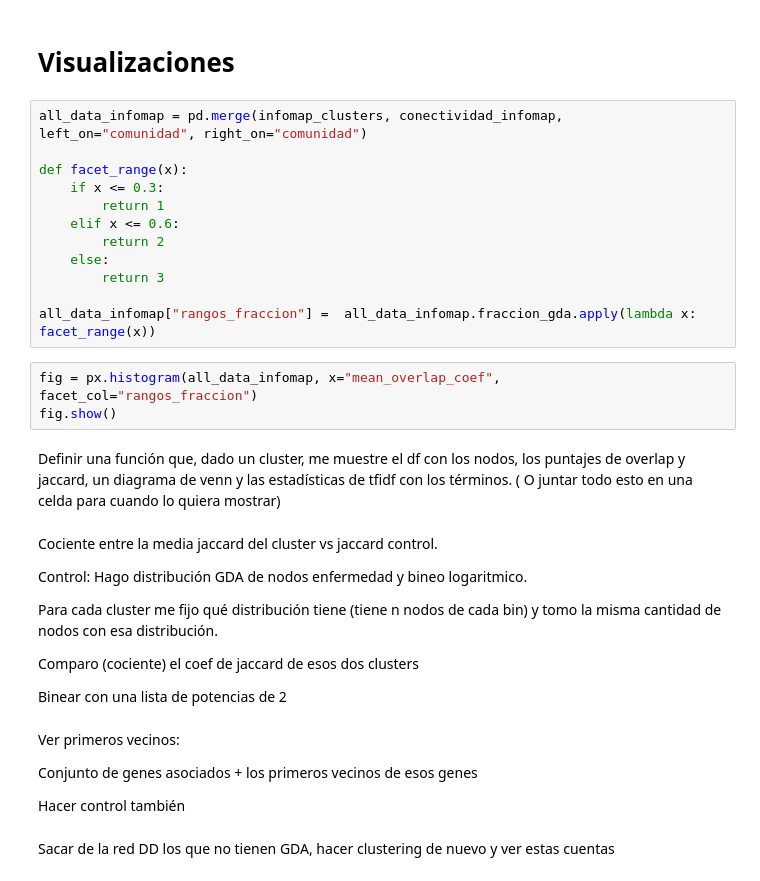
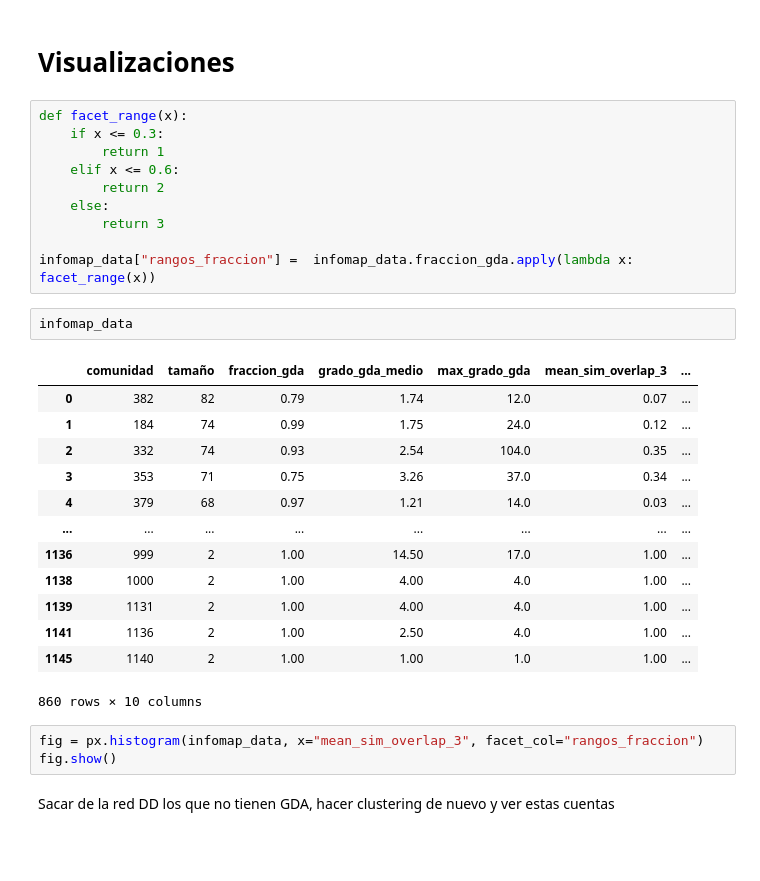
Before and after one commit to ingridheuer/gcnn_gdas, a Jupyter notebook: exploration/notebooks/network_analysis/jaccard_gene_metric.ipynb, the cells around one changed output. Drawn from its saved outputs; the diff is of its cells as text; blank space fills up the shorter version.

```diff
--- a/exploration/notebooks/network_analysis/jaccard_gene_metric.ipynb
+++ b/exploration/notebooks/network_analysis/jaccard_gene_metric.ipynb
@@ -152,8 +183,6 @@ infomap_data[infomap_data.comunidad == ejemplo]
 # %% [markdown]
 # Visualizaciones
 # %%
-all_data_infomap = pd.merge(infomap_clusters, conectividad_infomap, left_on="comunidad", right_on="comunidad")
-
 def facet_range(x):
     if x <= 0.3:
         return 1
@@ -162,28 +191,25 @@ def facet_range(x):
     else:
         return 3
 
-all_data_infomap["rangos_fraccion"] =  all_data_infomap.fraccion_gda.apply(lambda x: facet_range(x))
+infomap_data["rangos_fraccion"] =  infomap_data.fraccion_gda.apply(lambda x: facet_range(x))
+# %%
+infomap_data
+# %% [output]
+|  | comunidad | tamaño | fraccion_gda | grado_gda_medio | max_grado_gda | mean_sim_overlap_3 | ... |
+| 0 | 382 | 82 | 0.79 | 1.74 | 12.0 | 0.07 | ... |
+| 1 | 184 | 74 | 0.99 | 1.75 | 24.0 | 0.12 | ... |
+| 2 | 332 | 74 | 0.93 | 2.54 | 104.0 | 0.35 | ... |
+| 3 | 353 | 71 | 0.75 | 3.26 | 37.0 | 0.34 | ... |
+| 4 | 379 | 68 | 0.97 | 1.21 | 14.0 | 0.03 | ... |
+| ... | ... | ... | ... | ... | ... | ... | ... |
+| 1136 | 999 | 2 | 1.00 | 14.50 | 17.0 | 1.00 | ... |
+| 1138 | 1000 | 2 | 1.00 | 4.00 | 4.0 | 1.00 | ... |
+| 1139 | 1131 | 2 | 1.00 | 4.00 | 4.0 | 1.00 | ... |
+| 1141 | 1136 | 2 | 1.00 | 2.50 | 4.0 | 1.00 | ... |
+| 1145 | 1140 | 2 | 1.00 | 1.00 | 1.0 | 1.00 | ... |
+860 rows × 10 columns
 # %%
-fig = px.histogram(all_data_infomap, x="mean_overlap_coef", facet_col="rangos_fraccion")
+fig = px.histogram(infomap_data, x="mean_sim_overlap_3", facet_col="rangos_fraccion")
 fig.show()
-# %% [markdown]
-Definir una función que, dado un cluster, me muestre el df con los nodos, los puntajes de overlap y jaccard, un diagrama de venn y las estadísticas de tfidf con los términos. ( O juntar todo esto en una celda para cuando lo quiera mostrar)
-# %% [markdown]
-Cociente entre la media jaccard del cluster vs jaccard control.
-
-Control:
-Hago distribución GDA de nodos enfermedad y bineo logaritmico.
-
-Para cada cluster me fijo qué distribución tiene (tiene n nodos de cada bin) y tomo la misma cantidad de nodos con esa distribución.
-
-Comparo (cociente) el coef de jaccard de esos dos clusters
-
-Binear con una lista de potencias de 2
-# %% [markdown]
-Ver primeros vecinos:
-
-Conjunto de genes asociados + los primeros vecinos de esos genes
-
-Hacer control también
 # %% [markdown]
 Sacar de la red DD los que no tienen GDA, hacer clustering de nuevo y ver estas cuentas
```
Also changed, not shown: parts of 18 cells of this notebook.
